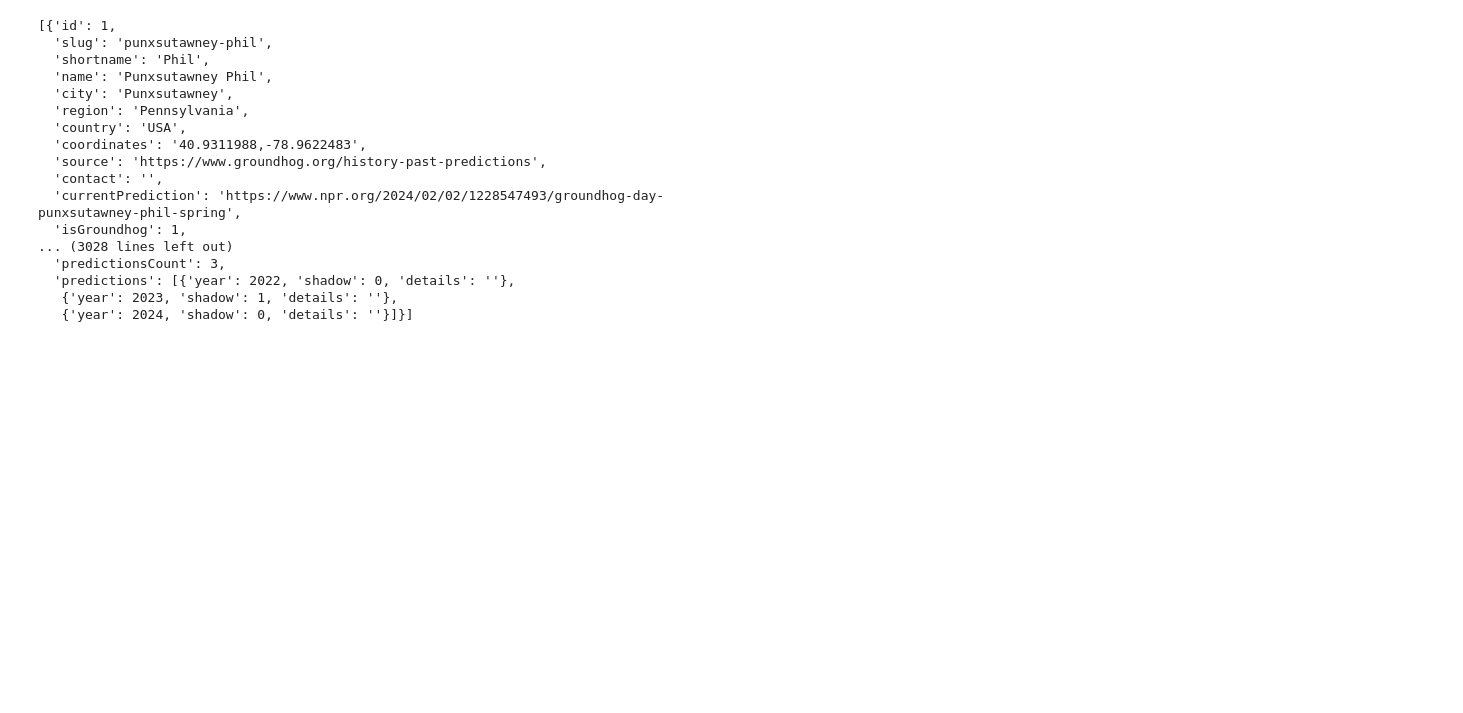
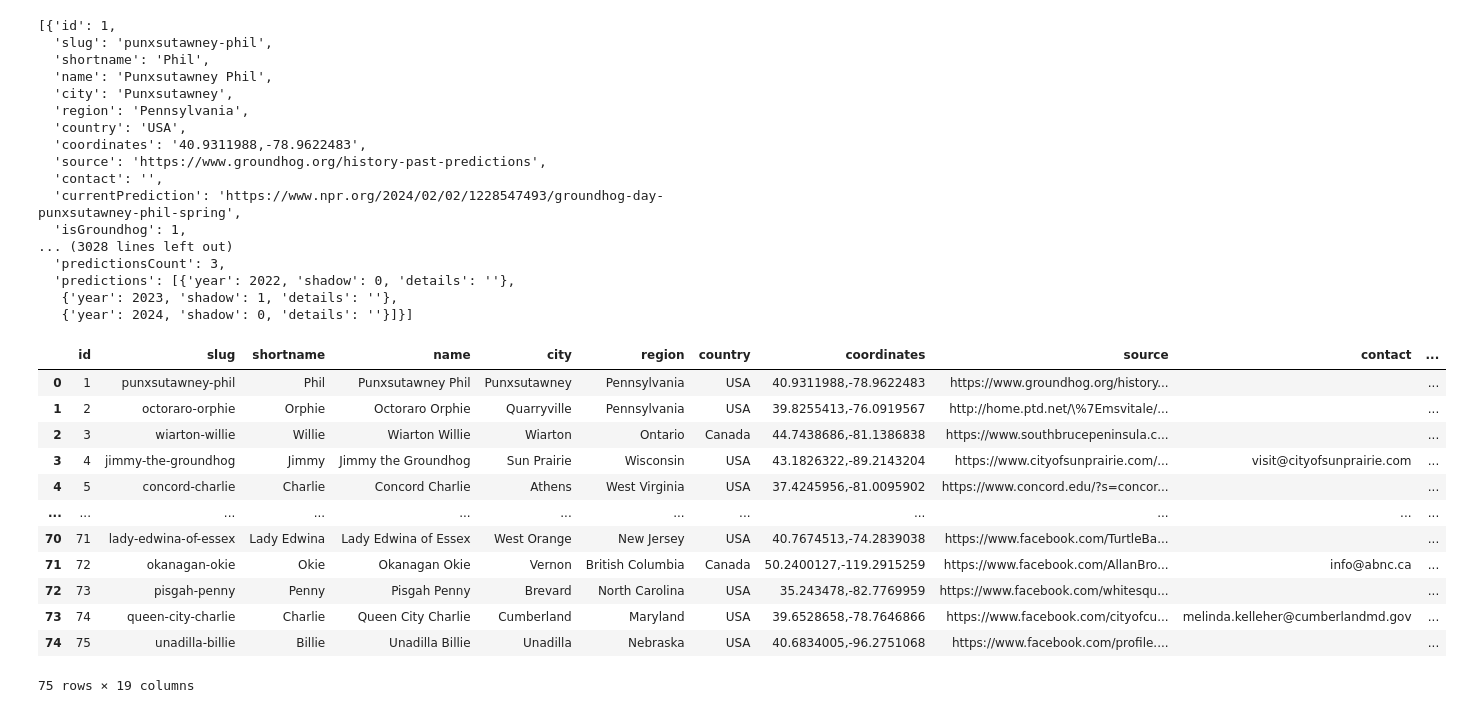
Before and after one commit to safi-alt/Groundhog-Day---Data-Science, a Jupyter notebook: HogDataAnalysis.ipynb, the cells around one changed output. Drawn from its saved outputs; the diff is of its cells as text; code cells hidden in the pictures; blank space fills up the shorter version.

Commit message:
Creating new Notebook for groundhog dataset creation for analysis

```diff
--- a/HogDataAnalysis.ipynb
+++ b/HogDataAnalysis.ipynb
@@ -141,3 +141,20 @@ res.json()["groundhogs"]
   'predictions': [{'year': 2022, 'shadow': 0, 'details': ''},
    {'year': 2023, 'shadow': 1, 'details': ''},
    {'year': 2024, 'shadow': 0, 'details': ''}]}]
+# %%
+# created the JSON output into a dataFrame
+pd.DataFrame(res.json()["groundhogs"])
+# %% [output]
+|  | id | slug | shortname | name | city | region | country | coordinates | source | contact | ... |
+| 0 | 1 | punxsutawney-phil | Phil | Punxsutawney Phil | Punxsutawney | Pennsylvania | USA | 40.9311988,-78.9622483 | https://www.groundhog.org/history... |  | ... |
+| 1 | 2 | octoraro-orphie | Orphie | Octoraro Orphie | Quarryville | Pennsylvania | USA | 39.8255413,-76.0919567 | http://home.ptd.net/\%7Emsvitale/... |  | ... |
+| 2 | 3 | wiarton-willie | Willie | Wiarton Willie | Wiarton | Ontario | Canada | 44.7438686,-81.1386838 | https://www.southbrucepeninsula.c... |  | ... |
+| 3 | 4 | jimmy-the-groundhog | Jimmy | Jimmy the Groundhog | Sun Prairie | Wisconsin | USA | 43.1826322,-89.2143204 | https://www.cityofsunprairie.com/... | visit@cityofsunprairie.com | ... |
+| 4 | 5 | concord-charlie | Charlie | Concord Charlie | Athens | West Virginia | USA | 37.4245956,-81.0095902 | https://www.concord.edu/?s=concor... |  | ... |
+| ... | ... | ... | ... | ... | ... | ... | ... | ... | ... | ... | ... |
+| 70 | 71 | lady-edwina-of-essex | Lady Edwina | Lady Edwina of Essex | West Orange | New Jersey | USA | 40.7674513,-74.2839038 | https://www.facebook.com/TurtleBa... |  | ... |
+| 71 | 72 | okanagan-okie | Okie | Okanagan Okie | Vernon | British Columbia | Canada | 50.2400127,-119.2915259 | https://www.facebook.com/AllanBro... | info@abnc.ca | ... |
+| 72 | 73 | pisgah-penny | Penny | Pisgah Penny | Brevard | North Carolina | USA | 35.243478,-82.7769959 | https://www.facebook.com/whitesqu... |  | ... |
+| 73 | 74 | queen-city-charlie | Charlie | Queen City Charlie | Cumberland | Maryland | USA | 39.6528658,-78.7646866 | https://www.facebook.com/cityofcu... | melinda.kelleher@cumberlandmd.gov | ... |
+| 74 | 75 | unadilla-billie | Billie | Unadilla Billie | Unadilla | Nebraska | USA | 40.6834005,-96.2751068 | https://www.facebook.com/profile.... |  | ... |
+75 rows × 19 columns
```
Also changed, not shown: 1 other file.
